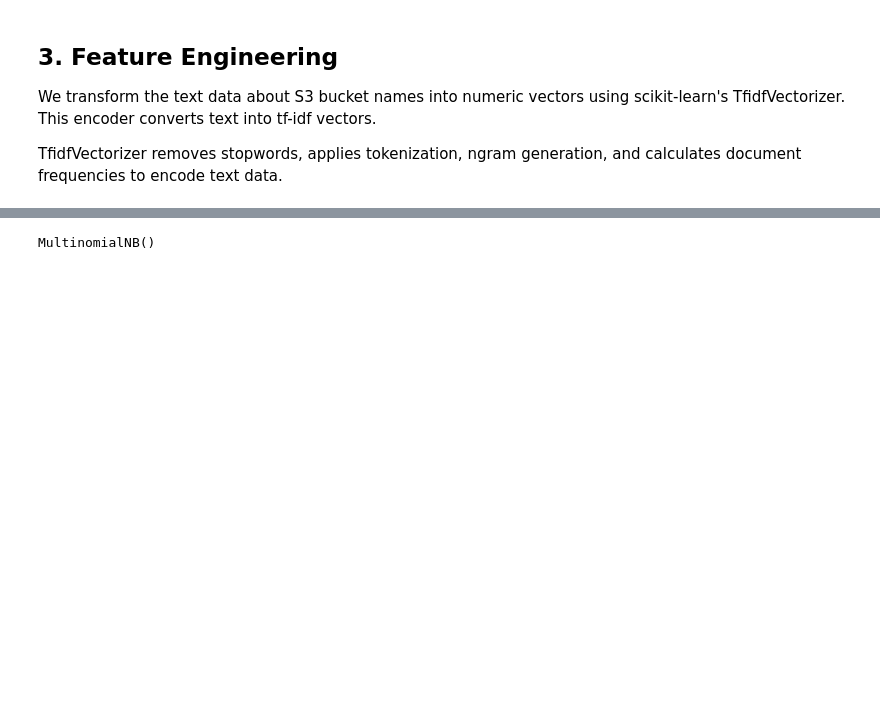
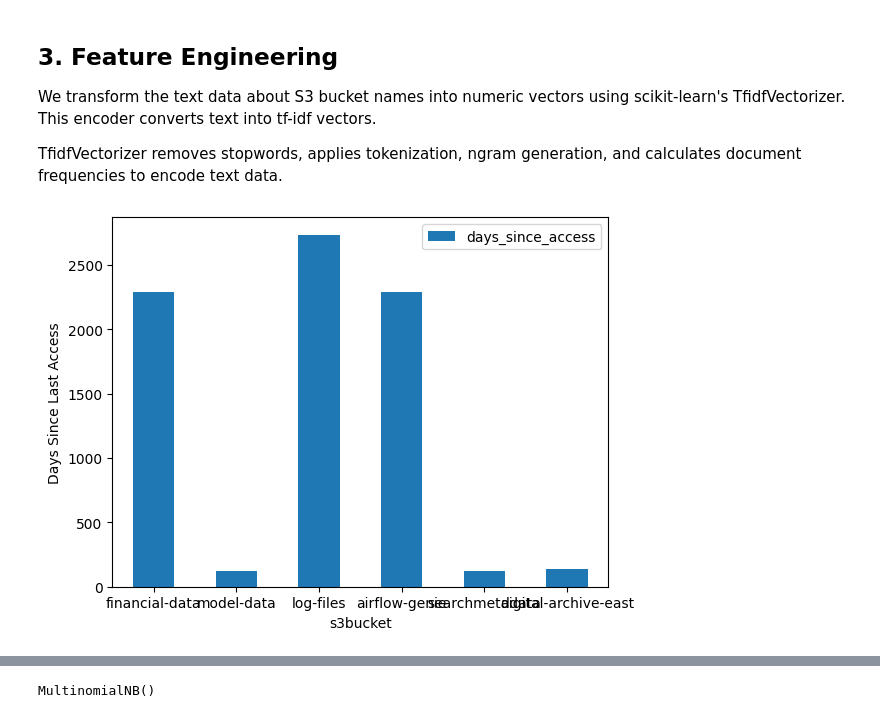
Before and after one commit to mgorav/Vectors, a Jupyter notebook: classification_s3_metadata.ipynb, the cells around one changed output, grey strips where cells are left out. Saved outputs shown, nothing was run; the diff lists cells and outputs as text; code cells hidden in the pictures; blank space fills up the shorter version.

```diff
--- a/classification_s3_metadata.ipynb
+++ b/classification_s3_metadata.ipynb
@@ -11,11 +11,15 @@ We will build a proof of concept to show how object metadata like bucket names a
 We create sample metadata for a few S3 objects containing attributes like bucket name and last accessed date:
 # %%
 import pandas as pd
+import sns
 
-data = [{'s3bucket': 'financial-data', 'days_since_access': 2291},
-        {'s3bucket': 'model-data', 'days_since_access': 119},
-        {'s3bucket': 'log-files', 'days_since_access': 2733}]
+data = [{'s3bucket': 'financial-data', 'days_since_access': 2291, 'data_size_gb': 0.02},
+        {'s3bucket': 'model-data', 'days_since_access': 119, 'data_size_gb': 0.02},
+        {'s3bucket': 'log-files', 'days_since_access': 2733, 'data_size_gb': 0.01},
+        {'s3bucket': 'airflow-genie', 'days_since_access': 2291, 'data_size_gb': 0.02},
+        {'s3bucket': 'searchmetadata', 'days_since_access': 119, 'data_size_gb': 0.02},
+        {'s3bucket': 'digital-archive-east', 'days_since_access': 138, 'data_size_gb': 15.92}]
 
 df = pd.DataFrame(data)
-print(df)
+display(df)
 # %% [output]
@@ -28,3 +35,11 @@ print(df)
 We transform the text data about S3 bucket names into numeric vectors using scikit-learn's TfidfVectorizer. This encoder converts text into tf-idf vectors.
 
 TfidfVectorizer removes stopwords, applies tokenization, ngram generation, and calculates document frequencies to encode text data.
+# %%
+import matplotlib.pyplot as plt
+
+ax = df.plot.bar(x='s3bucket', y='days_since_access', rot=0)
+ax.set_ylabel("Days Since Last Access")
+plt.show()
+# %% [output]
+[figure, added]
```
Also changed, not shown: parts of 5 cells of this notebook.
